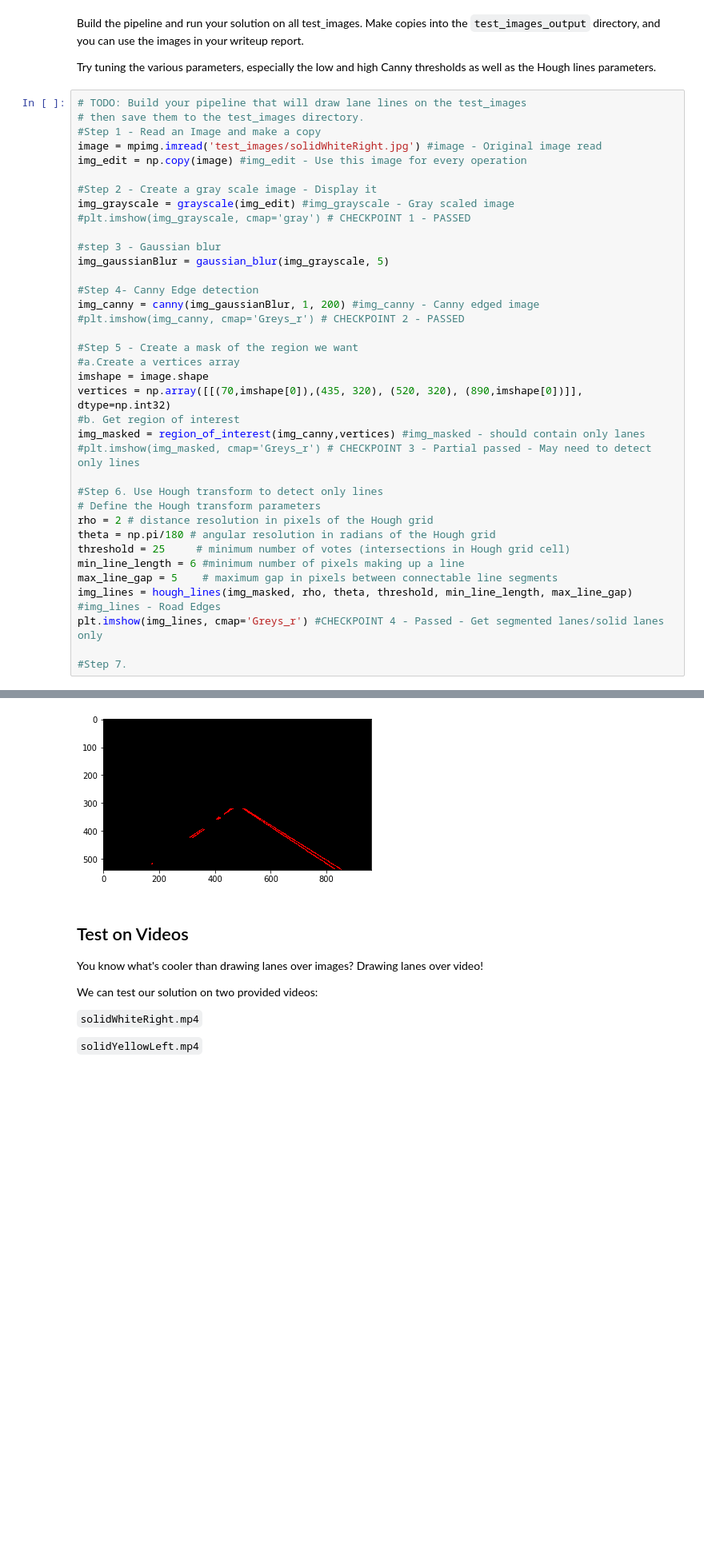
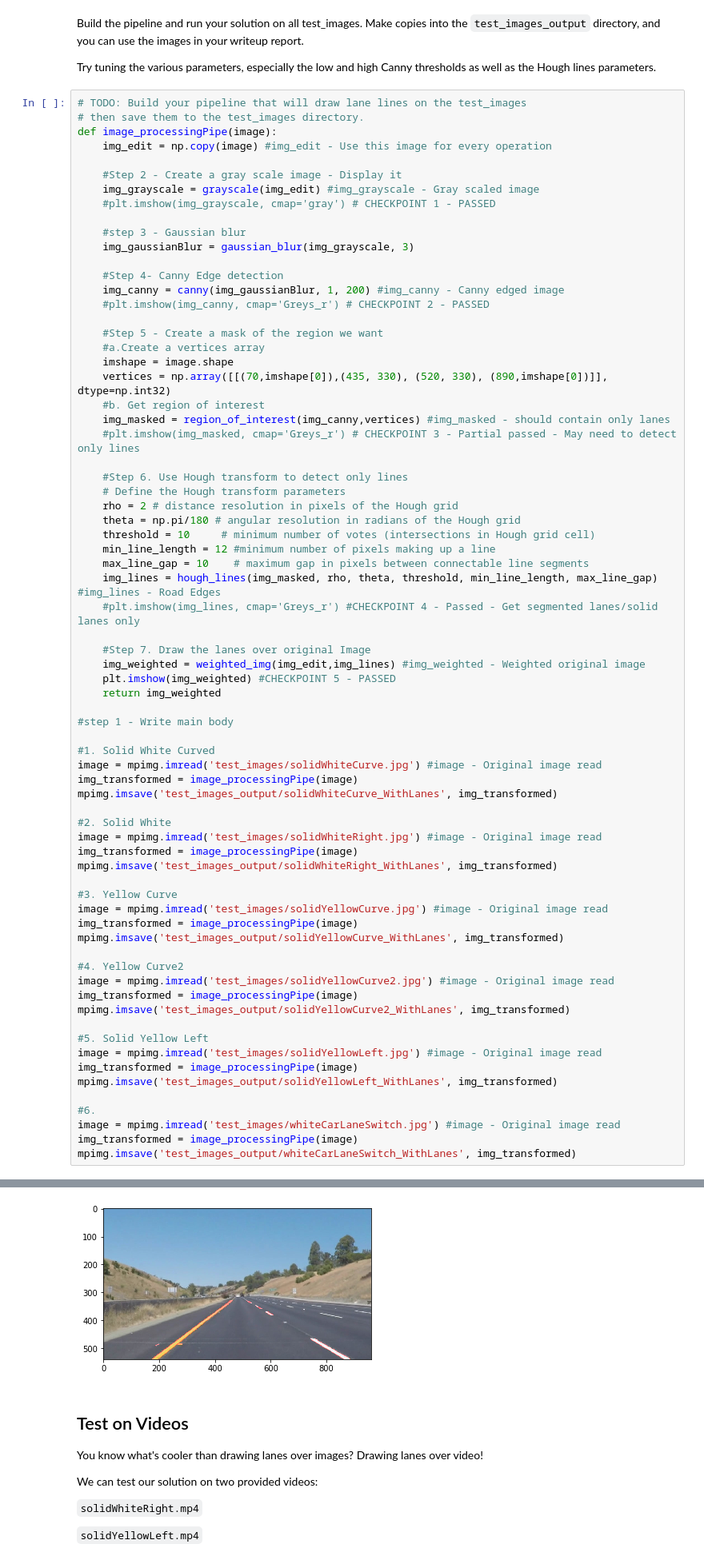
Before and after one commit to gr8manbir/Manbir_den, a Jupyter notebook: Self_Driving_Car/Car_RoadLanes/CarND-LaneLines-P1/P1.ipynb, the cells around one changed output, grey strips where cells are left out. Shown: that part at 80% size. Saved outputs shown, nothing was run; the diff lists cells and outputs as text; blank space fills up the shorter version.

```diff
--- a/Self_Driving_Car/Car_RoadLanes/CarND-LaneLines-P1/P1.ipynb
+++ b/Self_Driving_Car/Car_RoadLanes/CarND-LaneLines-P1/P1.ipynb
@@ -195,38 +195,72 @@ Try tuning the various parameters, especially the low and high Canny thresholds
 # %%
 # TODO: Build your pipeline that will draw lane lines on the test_images
 # then save them to the test_images directory.
-#Step 1 - Read an Image and make a copy
+def image_processingPipe(image):
+    img_edit = np.copy(image) #img_edit - Use this image for every operation
+
+    #Step 2 - Create a gray scale image - Display it
+    img_grayscale = grayscale(img_edit) #img_grayscale - Gray scaled image
+    #plt.imshow(img_grayscale, cmap='gray') # CHECKPOINT 1 - PASSED
+
+    #step 3 - Gaussian blur
+    img_gaussianBlur = gaussian_blur(img_grayscale, 3)
+
+    #Step 4- Canny Edge detection
+    img_canny = canny(img_gaussianBlur, 1, 200) #img_canny - Canny edged image
+    #plt.imshow(img_canny, cmap='Greys_r') # CHECKPOINT 2 - PASSED
+
+    #Step 5 - Create a mask of the region we want
+    #a.Create a vertices array
+    imshape = image.shape
+    vertices = np.array([[(70,imshape[0]),(435, 330), (520, 330), (890,imshape[0])]], dtype=np.int32)
+    #b. Get region of interest
+    img_masked = region_of_interest(img_canny,vertices) #img_masked - should contain only lanes
+    #plt.imshow(img_masked, cmap='Greys_r') # CHECKPOINT 3 - Partial passed - May need to detect only lines
+
+    #Step 6. Use Hough transform to detect only lines
+    # Define the Hough transform parameters
+    rho = 2 # distance resolution in pixels of the Hough grid
+    theta = np.pi/180 # angular resolution in radians of the Hough grid
+    threshold = 10     # minimum number of votes (intersections in Hough grid cell)
+    min_line_length = 12 #minimum number of pixels making up a line
+    max_line_gap = 10    # maximum gap in pixels between connectable line segments
+    img_lines = hough_lines(img_masked, rho, theta, threshold, min_line_length, max_line_gap) #img_lines - Road Edges
+    #plt.imshow(img_lines, cmap='Greys_r') #CHECKPOINT 4 - Passed - Get segmented lanes/solid lanes only
+
+    #Step 7. Draw the lanes over original Image
+    img_weighted = weighted_img(img_edit,img_lines) #img_weighted - Weighted original image
+    plt.imshow(img_weighted) #CHECKPOINT 5 - PASSED
+    return img_weighted
+
+#step 1 - Write main body
+
+#1. Solid White Curved
+image = mpimg.imread('test_images/solidWhiteCurve.jpg') #image - Original image read
+img_transformed = image_processingPipe(image)
+mpimg.imsave('test_images_output/solidWhiteCurve_WithLanes', img_transformed)
+
+#2. Solid White
 image = mpimg.imread('test_images/solidWhiteRight.jpg') #image - Original image read
-img_edit = np.copy(image) #img_edit - Use this image for every operation
+img_transformed = image_processingPipe(image)
+mpimg.imsave('test_images_output/solidWhiteRight_WithLanes', img_transformed)
 
-#Step 2 - Create a gray scale image - Display it
-img_grayscale = grayscale(img_edit) #img_grayscale - Gray scaled image
-#plt.imshow(img_grayscale, cmap='gray') # CHECKPOINT 1 - PASSED
+#3. Yellow Curve
+image = mpimg.imread('test_images/solidYellowCurve.jpg') #image - Original image read
+img_transformed = image_processingPipe(image)
+mpimg.imsave('test_images_output/solidYellowCurve_WithLanes', img_transformed)
 
-#step 3 - Gaussian blur
-img_gaussianBlur = gaussian_blur(img_grayscale, 5)
+#4. Yellow Curve2
+image = mpimg.imread('test_images/solidYellowCurve2.jpg') #image - Original image read
+img_transformed = image_processingPipe(image)
+mpimg.imsave('test_images_output/solidYellowCurve2_WithLanes', img_transformed)
 
-#Step 4- Canny Edge detection
-img_canny = canny(img_gaussianBlur, 1, 200) #img_canny - Canny edged image
-#plt.imshow(img_canny, cmap='Greys_r') # CHECKPOINT 2 - PASSED
+#5. Solid Yellow Left
+image = mpimg.imread('test_images/solidYellowLeft.jpg') #image - Original image read
+img_transformed = image_processingPipe(image)
+mpimg.imsave('test_images_output/solidYellowLeft_WithLanes', img_transformed)
 
-#Step 5 - Create a mask of the region we want
-#a.Create a vertices array
-imshape = image.shape
-vertices = np.array([[(70,imshape[0]),(435, 320), (520, 320), (890,imshape[0])]], dtype=np.int32)
-#b. Get region of interest
-img_masked = region_of_interest(img_canny,vertices) #img_masked - should contain only lanes
-#plt.imshow(img_masked, cmap='Greys_r') # CHECKPOINT 3 - Partial passed - May need to detect only lines
-
-#Step 6. Use Hough transform to detect only lines
-# Define the Hough transform parameters
-rho = 2 # distance resolution in pixels of the Hough grid
-theta = np.pi/180 # angular resolution in radians of the Hough grid
-threshold = 25     # minimum number of votes (intersections in Hough grid cell)
-min_line_length = 6 #minimum number of pixels making up a line
-max_line_gap = 5    # maximum gap in pixels between connectable line segments
-img_lines = hough_lines(img_masked, rho, theta, threshold, min_line_length, max_line_gap) #img_lines - Road Edges
-plt.imshow(img_lines, cmap='Greys_r') #CHECKPOINT 4 - Passed - Get segmented lanes/solid lanes only
-
-#Step 7.
+#6.
+image = mpimg.imread('test_images/whiteCarLaneSwitch.jpg') #image - Original image read
+img_transformed = image_processingPipe(image)
+mpimg.imsave('test_images_output/whiteCarLaneSwitch_WithLanes', img_transformed)
 # %% [output]
@@ -234,4 +267,4 @@ plt.imshow(img_lines, cmap='Greys_r') #CHECKPOINT 4 - Passed - Get segmented lan
-[figure, old version]
+[figure, new version]
 # %% [markdown]
 ## Test on Videos
 
```
Also changed, not shown: parts of 5 cells of this notebook.
